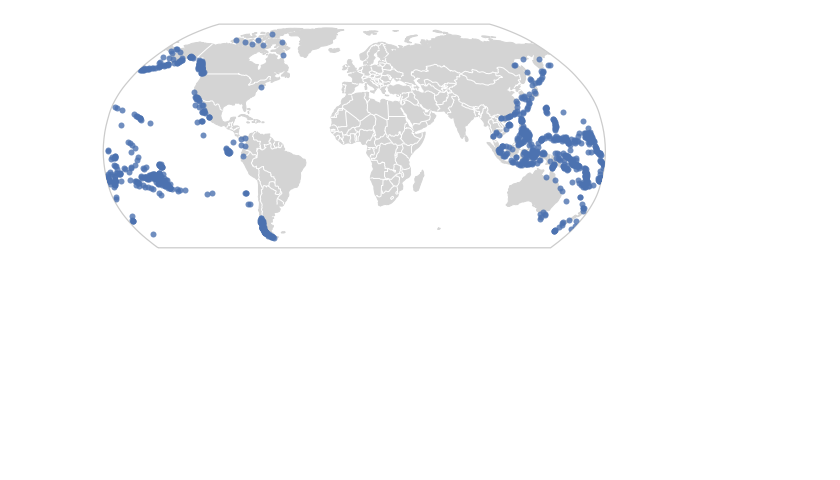
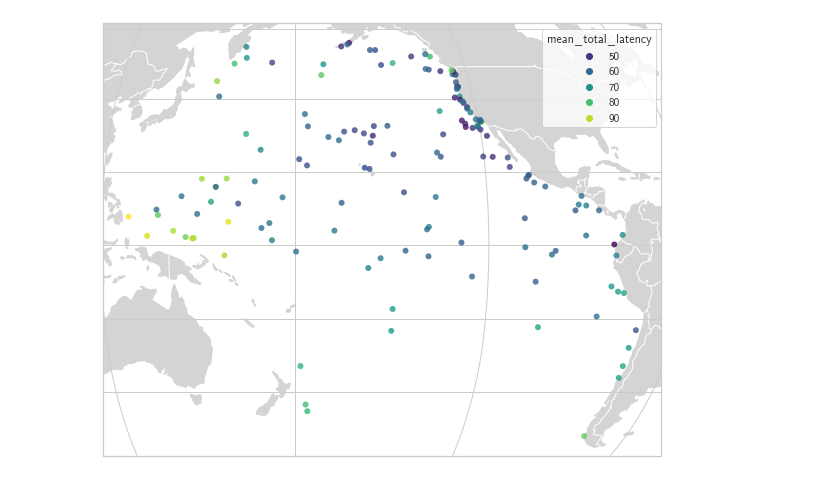
Before and after one commit to OpenFogStack/celestial-buoy-evaluation, a Jupyter notebook: analysis.ipynb, the cells around one changed output. Saved outputs shown, nothing was run; the diff lists cells and outputs as text; code cells hidden in the pictures; blank space fills up the shorter version.

```diff
--- a/analysis.ipynb
+++ b/analysis.ipynb
@@ -28,4 +28,4 @@ def save_fig(ax, folder, suffix, format="pdf"):
 import warnings
 warnings.filterwarnings('ignore')
 # %%
-island_locations = pd.read_csv("islands.csv")
+locations = pd.read_csv("locations.csv")
@@ -36,0 +32,3 @@ sns.scatterplot(x="LONGITUDE", y="LATITUDE", data=island_locations, palette=cmap
+# %%
+RUN = 6
+RESULTS_DIR = os.path.join(".", "results", f"results-test-{RUN}")
@@ -37,16 +109,15 @@ sns.scatterplot(x="LONGITUDE", y="LATITUDE", data=island_locations, palette=cmap
 # %%
 cmap = sns.color_palette("viridis", as_cmap=True)
 
-fig, ax = plt.subplots(figsize=(9, 9), subplot_kw={'projection': cartopy.crs.Robinson()})
-# ax = plt.axes(projection=ccrs.EuroPP())
+fig, ax = plt.subplots(figsize=(10, 10), subplot_kw={'projection': cartopy.crs.Robinson(central_longitude=180)})
+
 ax.add_feature(cartopy.feature.BORDERS, linestyle='-', alpha=1, edgecolor=("#FFFFFF"))
-#ax.coastlines(resolution='110m')
+
 ax.add_feature(cartopy.feature.LAND, facecolor=("#d4d4d4"))
-# ax.gridlines()
-# ax.set_extent ((-7.5, 40, 33, 59), cartopy.crs.PlateCarree())
-#ax.scatter(x=test_df["Longitude"], y=test_df["Latitude"], cmap='Greens', c=test_df["Total Median Response Time"], transform=ccrs.PlateCarree())
-sns.scatterplot(ax=ax, data=island_locations, x="LONGITUDE", y="LATITUDE", palette=cmap, transform=ccrs.PlateCarree(), zorder=10, linewidth=0, alpha=0.8)
+ax.gridlines()
+
+sns.scatterplot(ax=ax, data=df_experiment, x="lng", y="lat", transform=ccrs.PlateCarree(), palette=cmap, zorder=10, linewidth=0, alpha=0.8, hue="mean_total_latency")
 
 plt.show()
 # %% [output]
-[figure, old version]
+[figure, new version]
```
Also changed, not shown: parts of 11 cells of this notebook, 43 other files.
